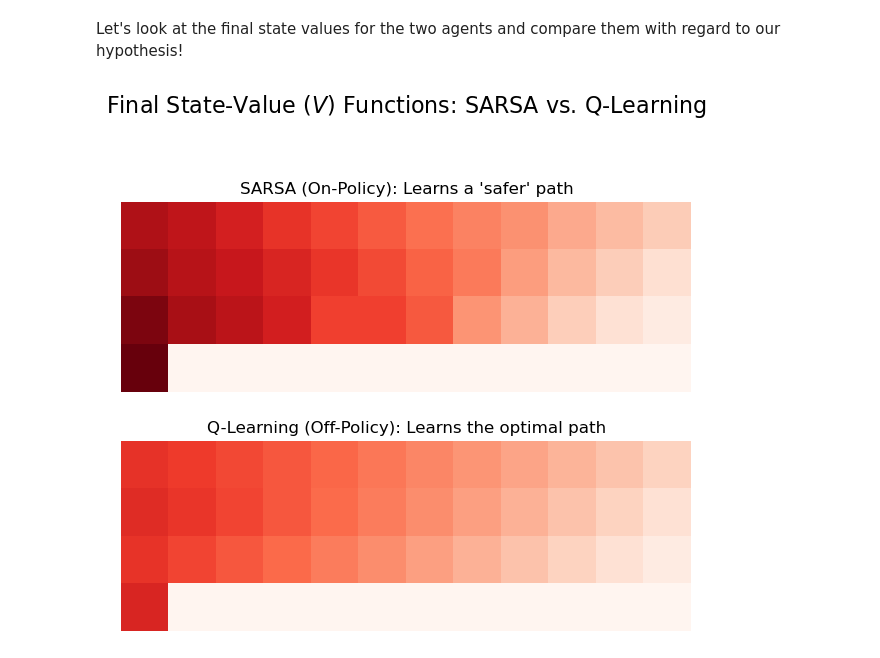
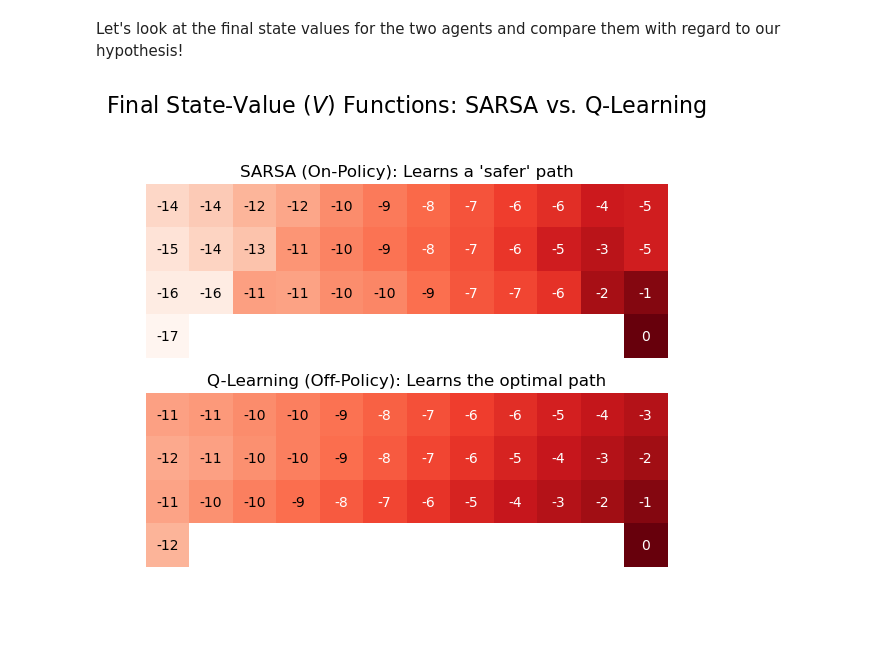
Before and after one commit to IS3UniCologne/AAA_2025, a Jupyter notebook: Workshop_12/WS_12_TD.ipynb, the cells around one changed output. Saved outputs shown, nothing was run; the diff lists cells and outputs as text; code cells hidden in the pictures; blank space fills up the shorter version.

Commit message:
update cliffwalk example in WS12

```diff
--- a/Workshop_12/WS_12_TD.ipynb
+++ b/Workshop_12/WS_12_TD.ipynb
@@ -583,33 +583,66 @@ plt.show()
 # %% [markdown]
 Let's look at the final state values for the two agents and compare them with regard to our hypothesis!
 # %%
+import numpy as np
+import numpy.ma as ma
+import matplotlib.pyplot as plt
+
+# This assumes Q_sarsa, Q_q_learning, num_states, and env_shape are already defined
+# from the previous training cell.
+
 # --- Extract V-functions for both agents ---
 V_sarsa = {s: np.max(q) for s, q in Q_sarsa.items()}
 V_sarsa_grid = np.array([V_sarsa.get(s, 0) for s in range(num_states)]).reshape(env_shape)
 
 V_q_learning = {s: np.max(q) for s, q in Q_q_learning.items()}
 V_q_grid = np.array([V_q_learning.get(s, 0) for s in range(num_states)]).reshape(env_shape)
 
+# --- Create a mask for the cliff states ---
+# The cliff is in the last row (row 3), from column 1 to 10.
+cliff_mask = np.zeros(env_shape, dtype=bool)
+cliff_mask[3, 1:11] = True
+
+# Apply the mask to our V-value grids
+V_sarsa_masked = ma.masked_array(V_sarsa_grid, mask=cliff_mask)
+V_q_learning_masked = ma.masked_array(V_q_grid, mask=cliff_mask)
 
 # --- Create the stacked subplot visualization ---
-fig, axes = plt.subplots(2, 1, figsize=(6, 6))
+fig, axes = plt.subplots(2, 1, figsize=(8, 5)) # Adjusted figsize for better text fit
 fig.suptitle("Final State-Value ($V$) Functions: SARSA vs. Q-Learning", fontsize=16)
 
 # To ensure a fair color comparison, find the global min/max across both V-functions
-vmin = min(V_sarsa_grid.min(), V_q_grid.min())
-vmax = max(V_sarsa_grid.max(), V_q_grid.max())
+vmin = min(V_sarsa_masked.min(), V_q_learning_masked.min())
+vmax = max(V_sarsa_masked.max(), V_q_learning_masked.max())
+norm = plt.Normalize(vmin, vmax)
 
 # --- Top Subplot: SARSA ---
-im_sarsa = axes[0].imshow(V_sarsa_grid, cmap='Reds_r', vmin=vmin, vmax=vmax)
+axes[0].imshow(V_sarsa_masked, cmap='Reds', vmin=vmin, vmax=vmax)
 axes[0].set_title("SARSA (On-Policy): Learns a 'safer' path", fontsize=12)
 axes[0].axis('off')
 
+# Add text annotations for SARSA V-values
+for state in range(num_states):
+    row, col = np.unravel_index(state, env_shape)
+    if not cliff_mask[row, col]: # Only plot text if it's not a cliff cell
+        value = V_sarsa_grid[row, col]
+        text_color = "white" if norm(value) > 0.5 else "black"
+        axes[0].text(col, row, f"{value:.0f}", ha="center", va="center", color=text_color)
+
 # --- Bottom Subplot: Q-Learning ---
-im_q = axes[1].imshow(V_q_grid, cmap='Reds_r', vmin=vmin, vmax=vmax)
+axes[1].imshow(V_q_learning_masked, cmap='Reds', vmin=vmin, vmax=vmax)
 axes[1].set_title("Q-Learning (Off-Policy): Learns the optimal path", fontsize=12)
 axes[1].axis('off')
 
+# Add text annotations for Q-Learning V-values
+for state in range(num_states):
+    row, col = np.unravel_index(state, env_shape)
+    if not cliff_mask[row, col]: # Only plot text if it's not a cliff cell
+        value = V_q_grid[row, col]
+        text_color = "white" if norm(value) > 0.5 else "black"
+        axes[1].text(col, row, f"{value:.0f}", ha="center", va="center", color=text_color)
+
+
 plt.tight_layout(rect=[0, 0, 1, 0.95])
 plt.show()
 # %% [output]
-[figure, old version]
+[figure, new version]
```
Also changed, not shown: parts of 3 cells of this notebook.
